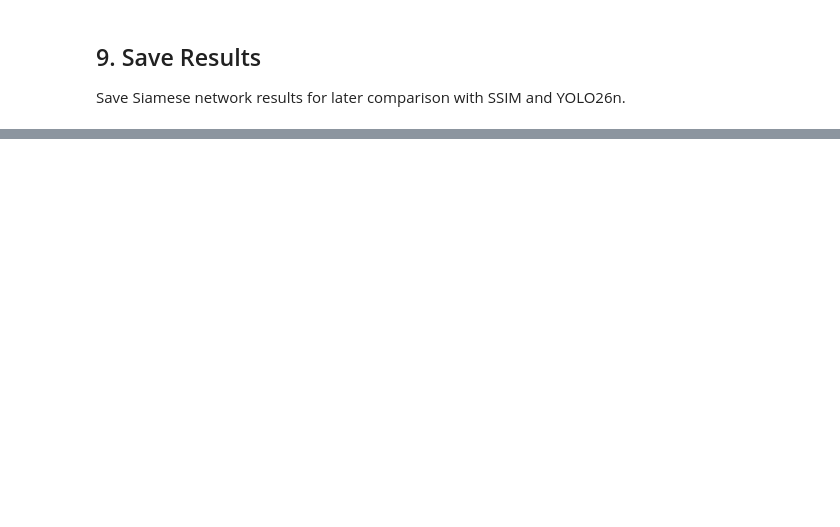
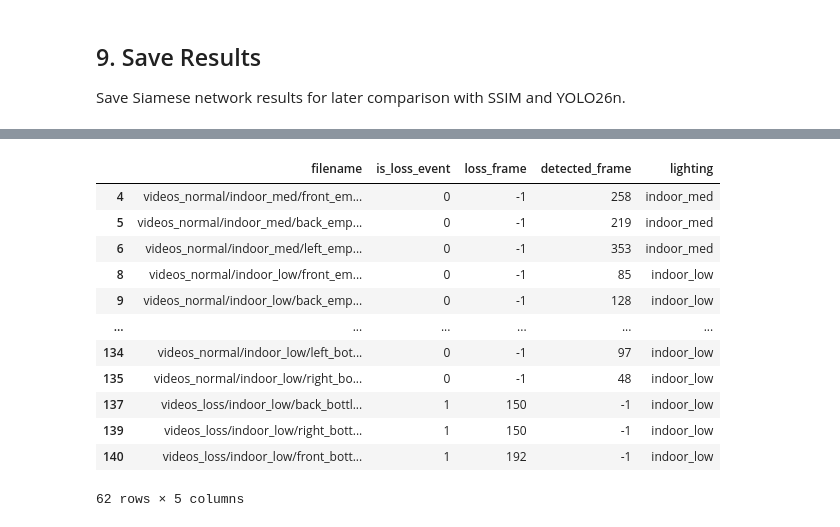
Before and after one commit to jialetoh/payload_loss_detection, a Jupyter notebook: notebooks/03_test_siamese.ipynb, the cells around one changed output, grey strips where cells are left out. Saved outputs shown, nothing was run; the diff lists cells and outputs as text; code cells hidden in the pictures; blank space fills up the shorter version.

```diff
--- a/notebooks/03_test_siamese.ipynb
+++ b/notebooks/03_test_siamese.ipynb
@@ -182,0 +280,29 @@ print("Saved Siamese results.")
+# %%
+# Identify failed videos
+EARLY_TOLERANCE_FRAMES = 60  # match your utils.py
+
+video_results["correct_detection"] = (
+    (video_results["is_loss_event"] == 1) &
+    (video_results["detected_frame"] != -1) &
+    (video_results["detected_frame"] >= (video_results["loss_frame"] - EARLY_TOLERANCE_FRAMES))
+) | (
+    (video_results["is_loss_event"] == 0) &
+    (video_results["detected_frame"] == -1)
+)
+
+failed_videos = video_results[~video_results["correct_detection"]].copy()
+failed_videos[["filename", "is_loss_event", "loss_frame", "detected_frame", "lighting"]]
+# %% [output]
+|  | filename | is_loss_event | loss_frame | detected_frame | lighting |
+| 4 | videos_normal/indoor_med/front_em... | 0 | -1 | 258 | indoor_med |
+| 5 | videos_normal/indoor_med/back_emp... | 0 | -1 | 219 | indoor_med |
+| 6 | videos_normal/indoor_med/left_emp... | 0 | -1 | 353 | indoor_med |
+| 8 | videos_normal/indoor_low/front_em... | 0 | -1 | 85 | indoor_low |
+| 9 | videos_normal/indoor_low/back_emp... | 0 | -1 | 128 | indoor_low |
+| ... | ... | ... | ... | ... | ... |
+| 134 | videos_normal/indoor_low/left_bot... | 0 | -1 | 97 | indoor_low |
+| 135 | videos_normal/indoor_low/right_bo... | 0 | -1 | 48 | indoor_low |
+| 137 | videos_loss/indoor_low/back_bottl... | 1 | 150 | -1 | indoor_low |
+| 139 | videos_loss/indoor_low/right_bott... | 1 | 150 | -1 | indoor_low |
+| 140 | videos_loss/indoor_low/front_bott... | 1 | 192 | -1 | indoor_low |
+62 rows × 5 columns
```
Also changed, not shown: parts of 14 cells of this notebook, 8 other files.
